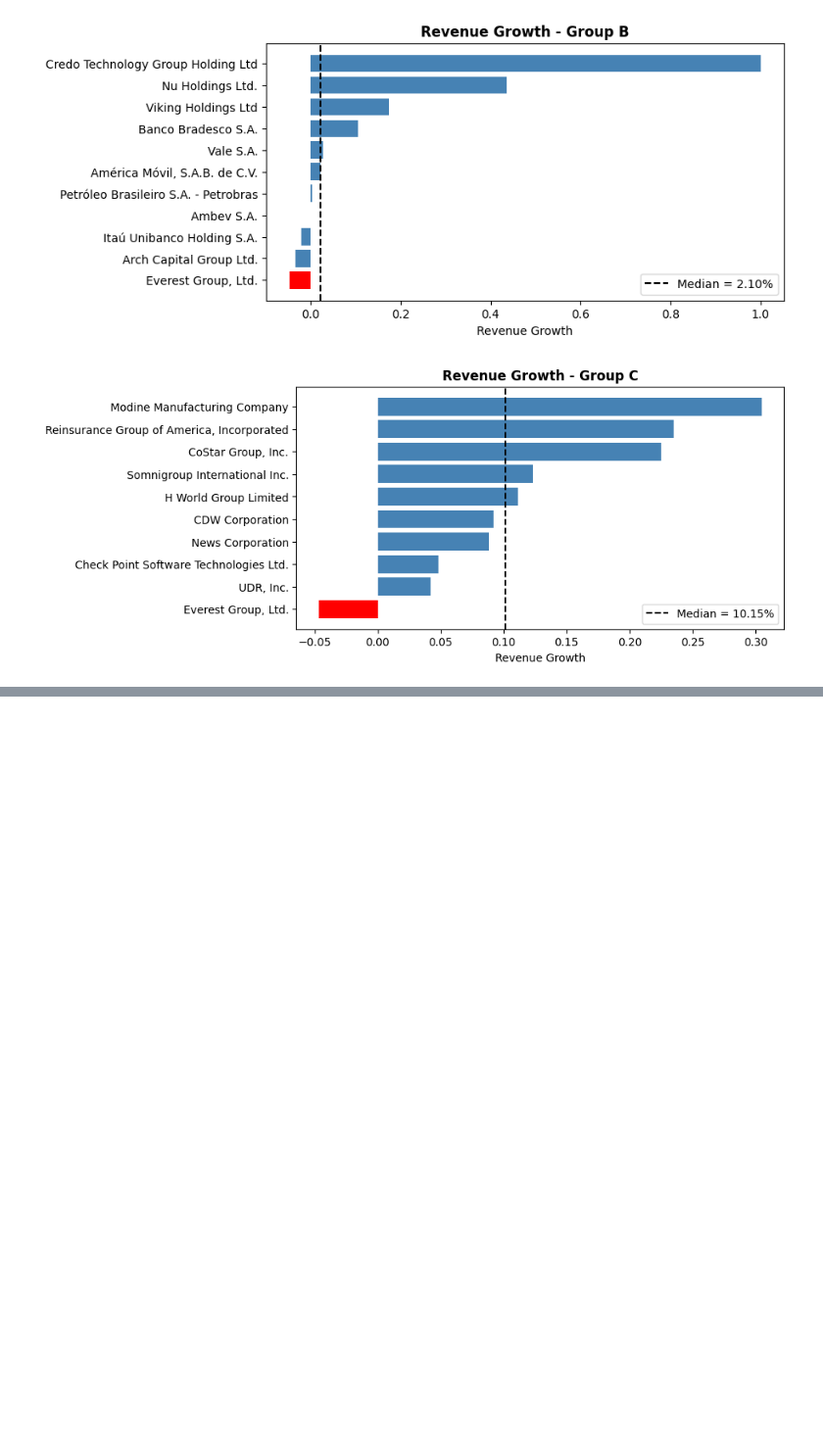
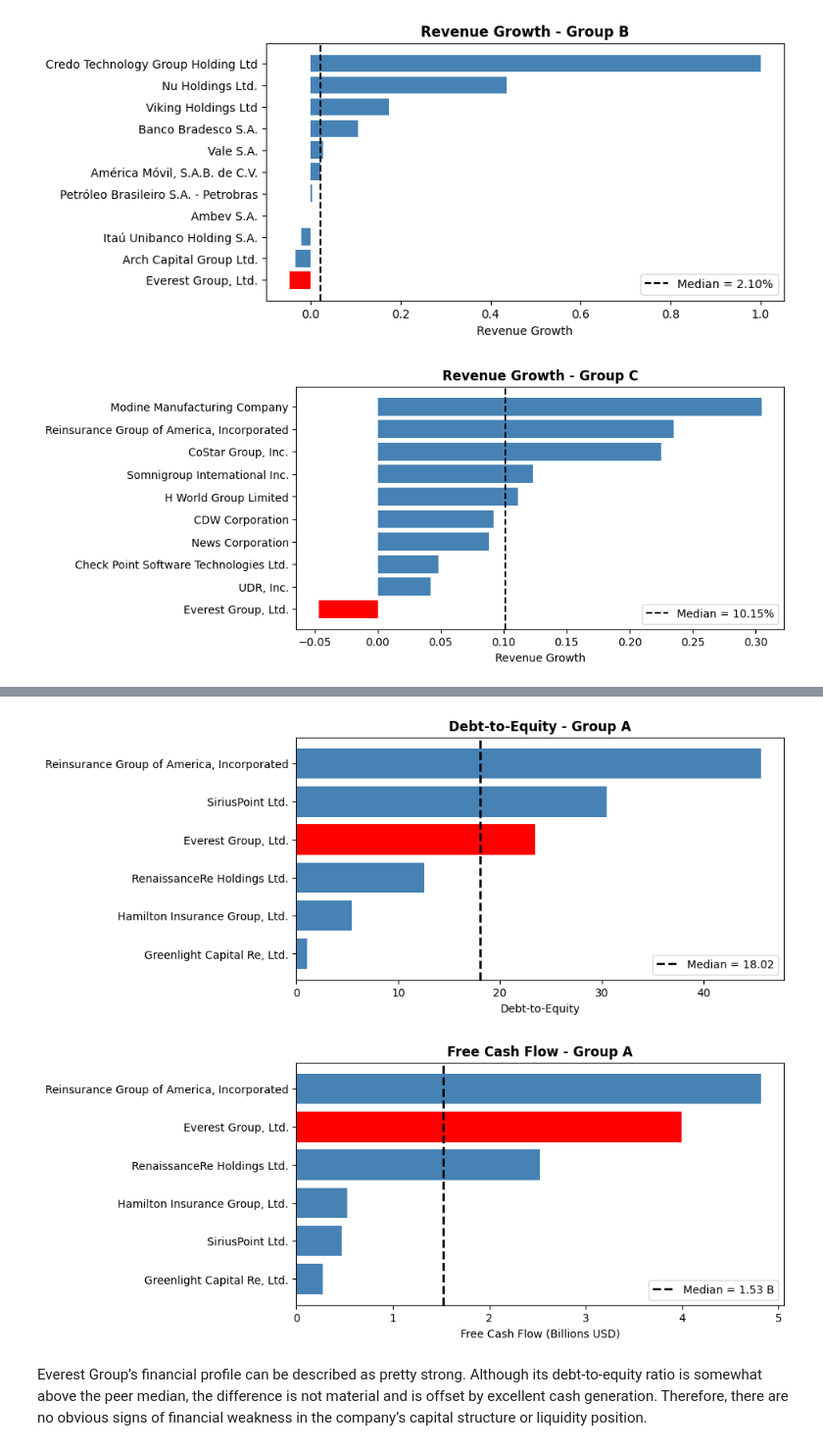
Before and after one commit to kocangregor/BigData, a Jupyter notebook: hw2_Kocan.ipynb, the cells around one changed output, grey strips where cells are left out. Shown at 98% size. Drawn from its saved outputs; the diff is of its cells as text; code cells hidden in the pictures; blank space fills up the shorter version.

```diff
--- a/hw2_Kocan.ipynb
+++ b/hw2_Kocan.ipynb
@@ -445,0 +454,80 @@ plt.show()
+# %%
+#graf 1
+debt_A = df_A.dropna(subset=["debt_to_equity"]).copy()
+
+debt_A = debt_A.sort_values(
+    "debt_to_equity",
+    ascending=True
+)
+
+median_debt = debt_A["debt_to_equity"].median()
+
+colors = [
+    "red" if name == "Everest Group, Ltd." else "steelblue"
+    for name in debt_A["company_name"]
+]
+
+plt.figure(figsize=(8,4))
+
+plt.barh(
+    debt_A["company_name"],
+    debt_A["debt_to_equity"],
+    color=colors
+)
+
+plt.axvline(
+    median_debt,
+    color="black",
+    linestyle="--",
+    linewidth=2,
+    label=f"Median = {median_debt:.2f}"
+)
+
+plt.xlabel("Debt-to-Equity")
+plt.title("Debt-to-Equity - Group A")
+plt.legend()
+plt.show()
+
+
+#graf2
+
+fcf_A = df_A.dropna(subset=["free_cashflow"]).copy()
+
+fcf_A = fcf_A.sort_values(
+    "free_cashflow",
+    ascending=True
+)
+
+median_fcf = fcf_A["free_cashflow"].median()
+
+colors = [
+    "red" if name == "Everest Group, Ltd." else "steelblue"
+    for name in fcf_A["company_name"]
+]
+
+plt.figure(figsize=(8,4))
+
+plt.barh(
+    fcf_A["company_name"],
+    fcf_A["free_cashflow"] / 1e9,
+    color=colors
+)
+
+plt.axvline(
+    median_fcf / 1e9,
+    color="black",
+    linestyle="--",
+    linewidth=2,
+    label=f"Median = {median_fcf/1e9:.2f} B"
+)
+
+plt.xlabel("Free Cash Flow (Billions USD)")
+plt.title("Free Cash Flow - Group A")
+
+plt.legend()
+plt.show()
+# %% [output]
+[figure, added]
+[figure, added]
+# %% [markdown]
+Everest Group’s financial profile can be described as pretty strong. Although its debt-to-equity ratio is somewhat above the peer median, the difference is not material and is offset by excellent cash generation. Therefore, there are no obvious signs of financial weakness in the company’s capital structure or liquidity position.
```
Also changed, not shown: parts of 5 cells of this notebook.
